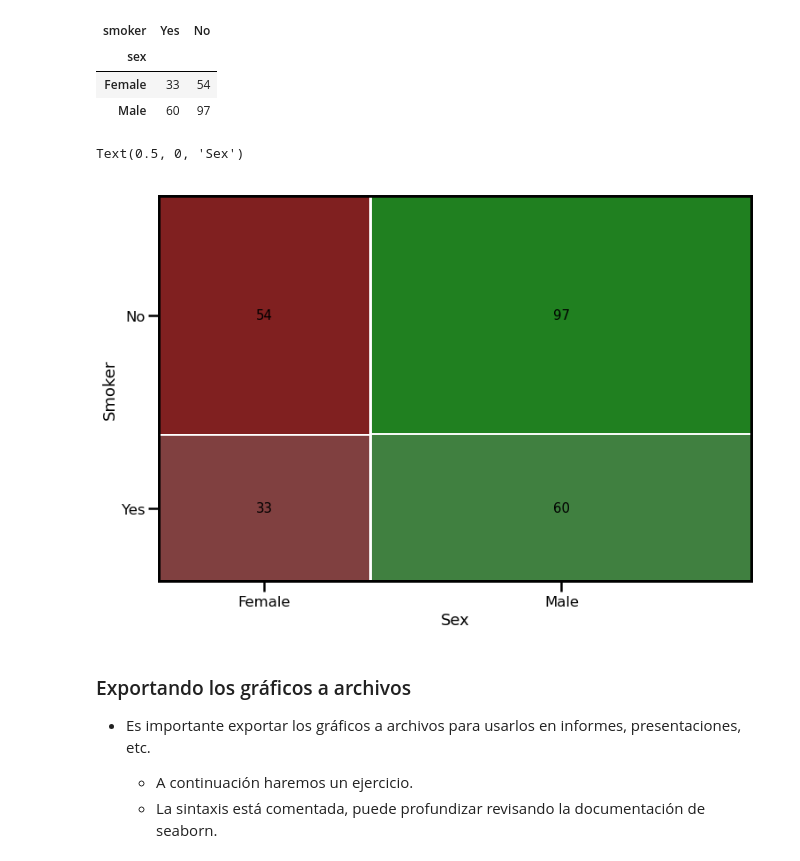
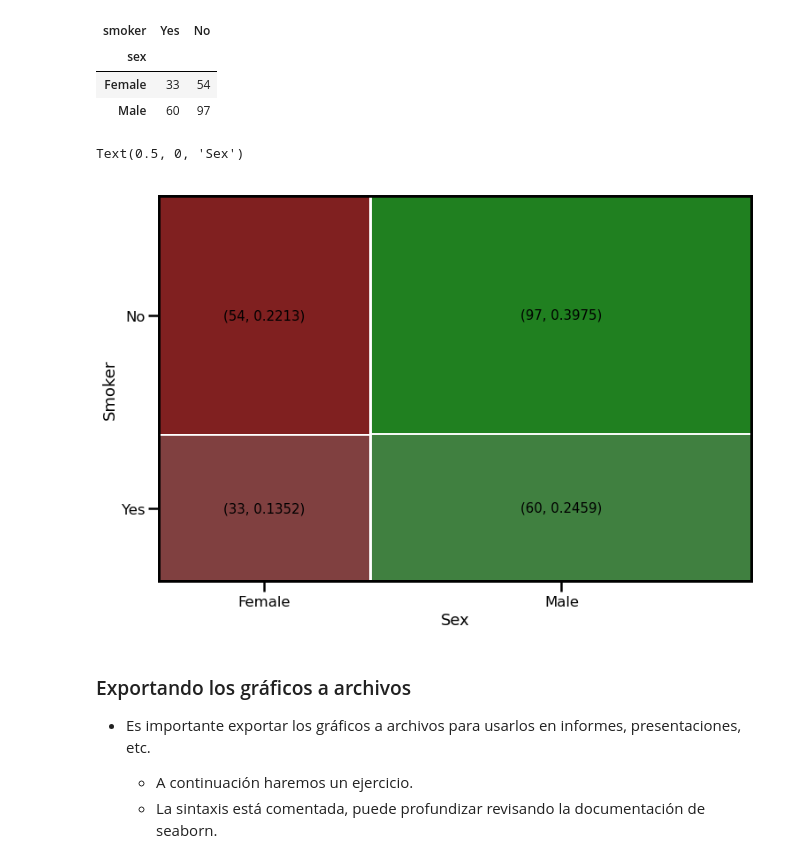
Before and after one commit to marsgr6/EN-online, a Jupyter notebook: exploratory_data_analysis.ipynb, the cells around one changed output. Cells and saved outputs as stored; diff of their text form; code cells hidden in the pictures.

```diff
--- a/exploratory_data_analysis.ipynb
+++ b/exploratory_data_analysis.ipynb
@@ -752,7 +752,8 @@ sns.pairplot(tip_data, hue="sex", kind='reg', diag_kws={'common_norm': False})
 
 - Podemos aprovechar nuestras tablas de contingencia para mostrarlas de forma gráfica usando un mosaico.
 # %%
-tabla = pd.crosstab(tip_data['sex'], tip_data['smoker'])
+tabla = pd.crosstab(tip_data['sex'], tip_data['smoker'])  # tabla de contingencia
+tabla_prop = np.round(tabla / tabla.sum().sum(), 4)  # tabla de contingencia en proporciones (suma a 1)
 tabla
 # %% [output]
 | smoker | Yes | No |
@@ -762,24 +763,24 @@ tabla
 # %%
 # importamos la función mosaic
 from statsmodels.graphics.mosaicplot import mosaic
 
 sns.set_context("poster", font_scale=0.75)  # stilo de gráfico (ver siguiente sección)
 fig, ax = plt.subplots(figsize=(12,8))  # tamaño de figura, pasaremos ax al mosaico
 
 '''
 Creamos una etiqueta para cada recuadro del mosaico usando una función lambda:
   - A partir de un diccionario (dict) y la tabla reorganizada usando tabla.stack()
   - Ejemplo de entrada del diccionario: ('Female', 'Yes'): 33
   - Vea: https://pandas.pydata.org/docs/reference/api/pandas.DataFrame.stack.html
 '''
-labelizer = lambda k: dict(tabla.stack())[k]
+labelizer = lambda k: (dict(tabla.stack())[k], dict(tabla_prop.stack())[k])
 
 m = mosaic(tabla.stack(),labelizer=labelizer,gap=0.005, ax=ax)
 ax.set_ylabel('Smoker')
 ax.set_xlabel('Sex')
 # %% [output]
 Text(0.5, 0, 'Sex')
-[figure, old version]
+[figure, new version]
 # %% [markdown]
 ### Exportando los gráficos a archivos
 
```
Also changed, not shown: parts of 1 cell of this notebook.
